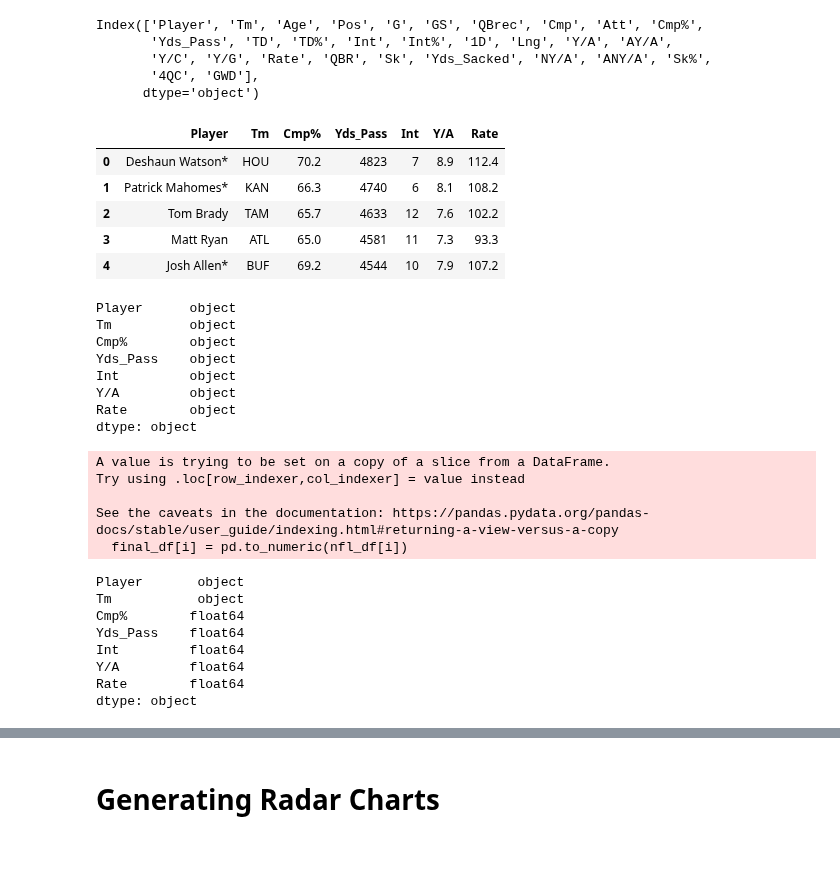
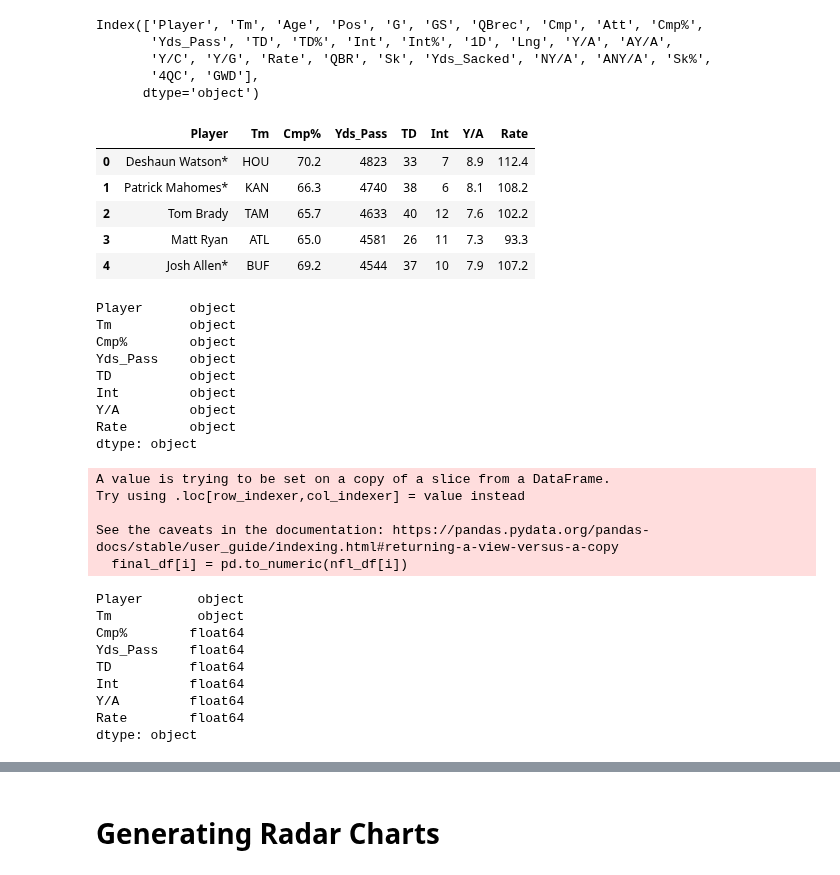
Before and after one commit to aclao89/NFL_Stats, a Jupyter notebook: NFL QB Passing.ipynb, the cells around one changed output, grey strips where cells are left out. Saved outputs shown, nothing was run; the diff lists cells and outputs as text; code cells hidden in the pictures.

```diff
--- a/NFL QB Passing.ipynb
+++ b/NFL QB Passing.ipynb
@@ -117,27 +117,27 @@ Index(['Player', 'Tm', 'Age', 'Pos', 'G', 'GS', 'QBrec', 'Cmp', 'Att', 'Cmp%',
 # %%
 # Select categories for visualization and analysis
 
 # Cmp% - completion rate
 # Yds_Pass - passing yards
 # TD - passing touchdowns
 # Int - interceptions
 # Y/A - yards per attempt
 # Rate - passer rating
 # Player - Player name
 # Tm - Team name
 
-cats= ['Cmp%', 'Yds_Pass', 'Int', 'Y/A', 'Rate']
+cats= ['Cmp%', 'Yds_Pass', 'TD', 'Int', 'Y/A', 'Rate']
 
 final_df = nfl_df[['Player', 'Tm'] + cats]
 
 final_df.head()
 # %% [output]
-|  | Player | Tm | Cmp% | Yds_Pass | Int | Y/A | Rate |
-| 0 | Deshaun Watson* | HOU | 70.2 | 4823 | 7 | 8.9 | 112.4 |
-| 1 | Patrick Mahomes* | KAN | 66.3 | 4740 | 6 | 8.1 | 108.2 |
-| 2 | Tom Brady | TAM | 65.7 | 4633 | 12 | 7.6 | 102.2 |
-| 3 | Matt Ryan | ATL | 65.0 | 4581 | 11 | 7.3 | 93.3 |
-| 4 | Josh Allen* | BUF | 69.2 | 4544 | 10 | 7.9 | 107.2 |
+|  | Player | Tm | Cmp% | Yds_Pass | TD | Int | Y/A | Rate |
+| 0 | Deshaun Watson* | HOU | 70.2 | 4823 | 33 | 7 | 8.9 | 112.4 |
+| 1 | Patrick Mahomes* | KAN | 66.3 | 4740 | 38 | 6 | 8.1 | 108.2 |
+| 2 | Tom Brady | TAM | 65.7 | 4633 | 40 | 12 | 7.6 | 102.2 |
+| 3 | Matt Ryan | ATL | 65.0 | 4581 | 26 | 11 | 7.3 | 93.3 |
+| 4 | Josh Allen* | BUF | 69.2 | 4544 | 37 | 10 | 7.9 | 107.2 |
 # %%
 #Check the data types of final subset used for our analysis
 
@@ -147,6 +147,7 @@ Player      object
 Tm          object
 Cmp%        object
 Yds_Pass    object
+TD          object
 Int         object
 Y/A         object
 Rate        object
@@ -169,6 +170,7 @@ Player       object
 Tm           object
 Cmp%        float64
 Yds_Pass    float64
+TD          float64
 Int         float64
 Y/A         float64
 Rate        float64
```
Also changed, not shown: parts of 10 cells of this notebook.
